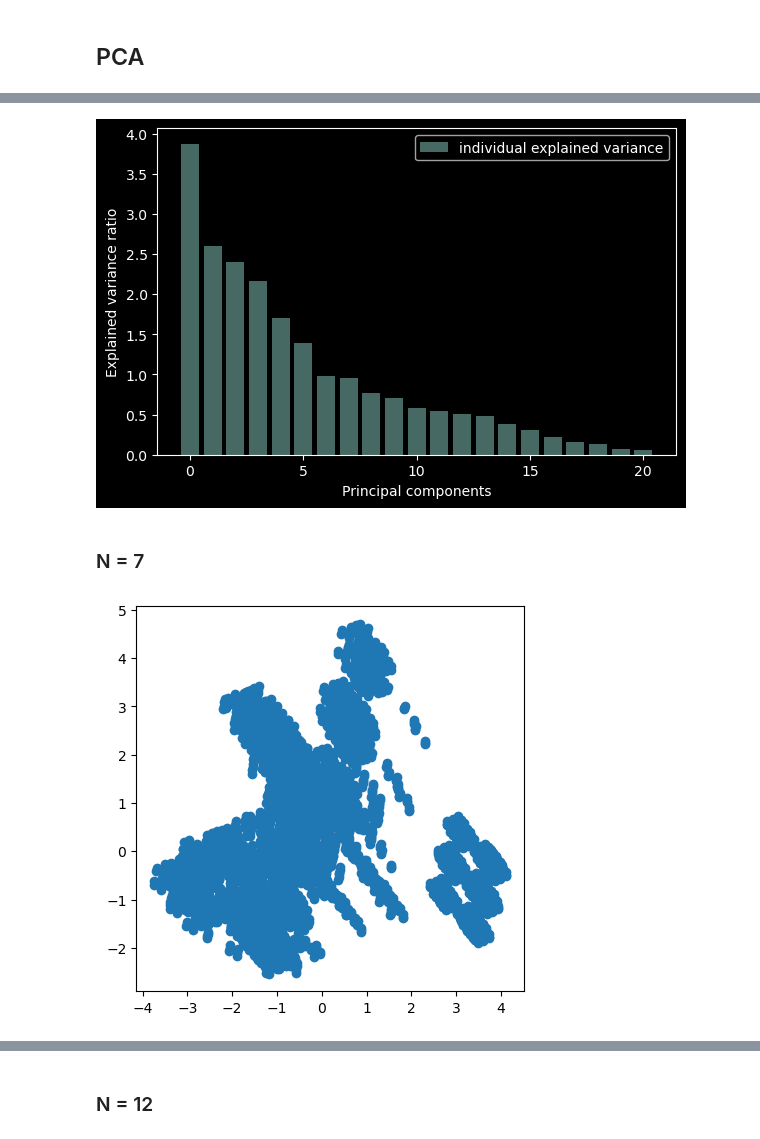
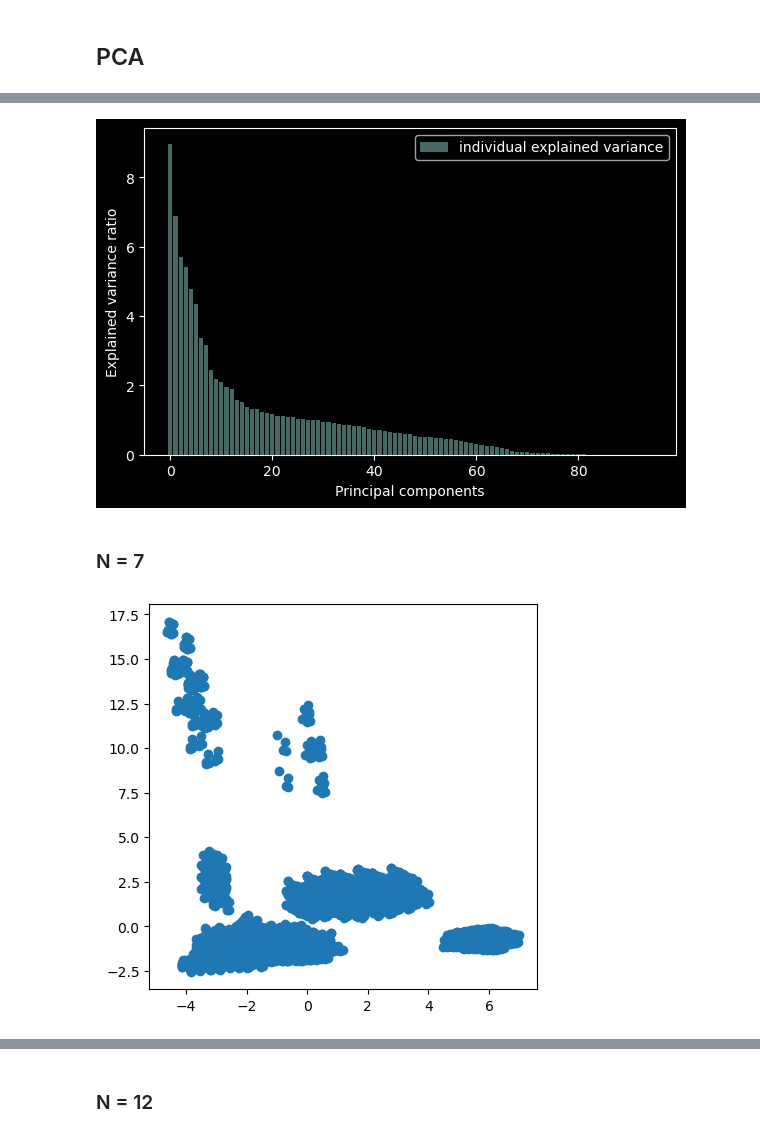
Before and after one commit to sruthik11/Mushroom-Classification_Data-Mining-Final-Project_CSCI-5502, a Jupyter notebook: code/Mushroom_Classification (One-Hot).ipynb, the cells around one changed output, grey strips where cells are left out. Cells and saved outputs as stored; diff of their text form; code cells hidden in the pictures.

```diff
--- a/code/Mushroom_Classification.ipynb
+++ b/code/Mushroom_Classification (One-Hot).ipynb
@@ -665,6 +677,7 @@ Text(0.5, 1.0, 'Distribution of the Mushrooms by their Classes and Habitat')
 # %%
 from sklearn.preprocessing import LabelEncoder
-labelencoder=LabelEncoder()
-for col in mushrooms.columns:
-    mushrooms[col] = labelencoder.fit_transform(mushrooms[col])
-mushrooms.head()
+Encoder_X = LabelEncoder()
+for col in X_t.columns:
+    X_t[col] = Encoder_X.fit_transform(X_t[col])
+Encoder_y=LabelEncoder()
+y = Encoder_y.fit_transform(y)
@@ -707,0 +684,3 @@ X_temp.head()
+# %%
+X_t=pd.get_dummies(X_t,columns=X_t.columns,drop_first=True)
+X_t.head()
@@ -728,10 +717,10 @@ plt.yticks(rotation=0);
 # Scale the data to be between -1 and 1
 from sklearn.preprocessing import StandardScaler
 scaler = StandardScaler()
-X_temp = scaler.fit_transform(X_temp)
+X_t = scaler.fit_transform(X_t)
 # %% [markdown]
 ## PCA
 # %%
 from sklearn.decomposition import PCA
 pca = PCA()
-pca.fit_transform(X_temp)
+X_t = pca.fit_transform(X_t)
@@ -764,14 +751,14 @@ array([3.87410924, 2.60339434, 2.40073834, 2.16674719, 1.70303181,
 with plt.style.context('dark_background'):
     plt.figure(figsize=(6, 4))
 
-    plt.bar(range(21), explained_variance, alpha=0.5, align='center',
+    plt.bar(range(95), explained_variance, alpha=0.5, align='center',
             label='individual explained variance')
     plt.ylabel('Explained variance ratio')
     plt.xlabel('Principal components')
     plt.legend(loc='best')
     plt.tight_layout()
 # %% [output]
-[figure, old version]
+[figure, new version]
 # %%
 from sklearn.model_selection import cross_val_predict, cross_val_score
 from sklearn.metrics import confusion_matrix,classification_report,accuracy_score
@@ -807,11 +794,11 @@ def plotter(tr_model):
 # %%
 # N=X_temp.values
 pca = PCA(n_components=7)
-x = pca.fit_transform(X_temp)
+x = pca.fit_transform(X_t)
 plt.figure(figsize = (5,5))
 plt.scatter(x[:,0],x[:,1])
 plt.show()
 # %% [output]
-[figure, old version]
+[figure, new version]
 # %%
 from sklearn.model_selection import train_test_split
```
Also changed, not shown: parts of 40 cells of this notebook, 1 other file.
